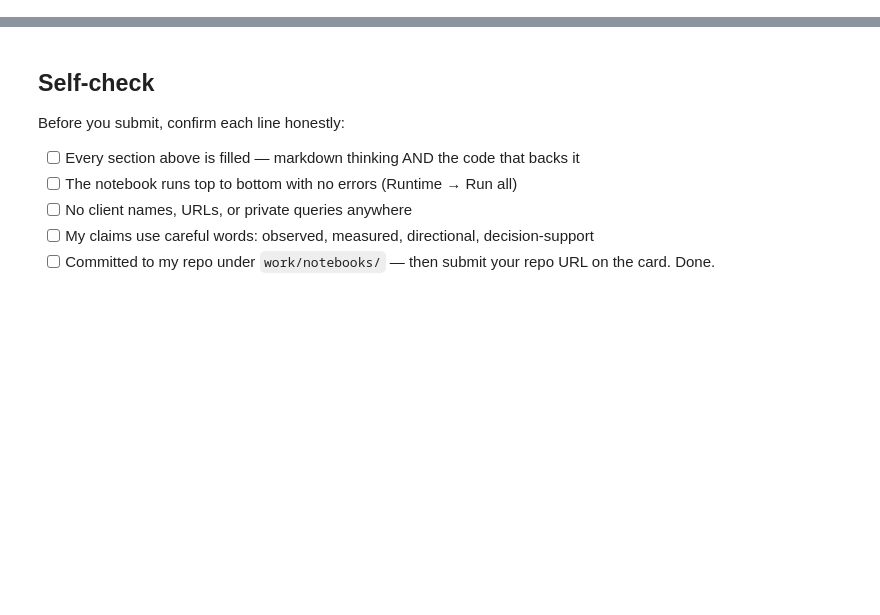
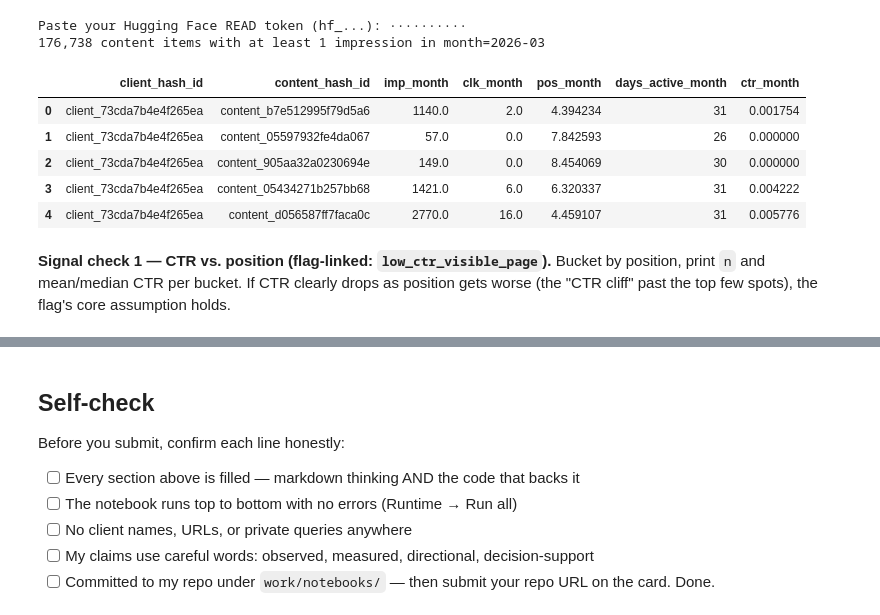
Before and after one commit to Mehroz485/ML-01, a Jupyter notebook: work/notebooks/w04_baseline_score.ipynb, the cells around one changed output, grey strips where cells are left out. Drawn from its saved outputs; the diff is of its cells as text; code cells hidden in the pictures; blank space fills up the shorter version.

```diff
--- a/work/notebooks/w04_baseline_score.ipynb
+++ b/work/notebooks/w04_baseline_score.ipynb
@@ -22,0 +31,48 @@ This skeleton is yours to fill. Work the sections **in order** — each one has
+# %%
+# --- One-time setup (same pattern as w03) ---
+%pip -q install duckdb huggingface_hub pandas numpy
+
+import os, getpass
+import duckdb
+import numpy as np
+import pandas as pd
+
+HF_TOKEN = os.environ.get('HF_TOKEN') or getpass.getpass('Paste your Hugging Face READ token (hf_...): ')
+
+con = duckdb.connect()
+con.execute(f"CREATE OR REPLACE SECRET hf (TYPE huggingface, TOKEN '{HF_TOKEN}')")
+
+REL = 'hf://datasets/FlyRank/internship-warehouse'
+MONTH = '2026-03'  # mid-panel month, same as w03 -- never the _sample month
+FACT_MONTH = f"read_parquet('{REL}/fact_content_daily_performance/month={MONTH}/*.parquet')"
+
+# One trailing-month snapshot per content item -- same idea as the starter CSV's trailing-90d
+# columns, just from the warehouse. No split window needed: this is a "what do we do today"
+# baseline, not a future-outcome label, so there's no forward window to leak from.
+month_agg = con.sql(f"""
+    SELECT client_hash_id, content_hash_id,
+           SUM(gsc_impressions)                                          AS imp_month,
+           SUM(gsc_clicks)                                               AS clk_month,
+           AVG(CASE WHEN gsc_avg_position > 0 THEN gsc_avg_position END) AS pos_month,
+           COUNT(DISTINCT CASE WHEN gsc_impressions > 0 THEN report_date END) AS days_active_month
+    FROM {FACT_MONTH}
+    GROUP BY 1, 2
+    HAVING SUM(gsc_impressions) > 0
+""").df()
+
+month_agg['ctr_month'] = month_agg['clk_month'] / month_agg['imp_month']
+print(f"{len(month_agg):,} content items with at least 1 impression in month={MONTH}")
+month_agg.head()
+# %% [output]
+Paste your Hugging Face READ token (hf_...): ··········
+176,738 content items with at least 1 impression in month=2026-03
+|  | client_hash_id | content_hash_id | imp_month | clk_month | pos_month | days_active_month | ctr_month |
+| 0 | client_73cda7b4e4f265ea | content_b7e512995f79d5a6 | 1140.0 | 2.0 | 4.394234 | 31 | 0.001754 |
+| 1 | client_73cda7b4e4f265ea | content_05597932fe4da067 | 57.0 | 0.0 | 7.842593 | 26 | 0.000000 |
+| 2 | client_73cda7b4e4f265ea | content_905aa32a0230694e | 149.0 | 0.0 | 8.454069 | 30 | 0.000000 |
+| 3 | client_73cda7b4e4f265ea | content_05434271b257bb68 | 1421.0 | 6.0 | 6.320337 | 31 | 0.004222 |
+| 4 | client_73cda7b4e4f265ea | content_d056587ff7faca0c | 2770.0 | 16.0 | 4.459107 | 31 | 0.005776 |
+# %% [markdown]
+**Signal check 1 — CTR vs. position (flag-linked: `low_ctr_visible_page`).**
+Bucket by position, print `n` and mean/median CTR per bucket. If CTR clearly drops as position
+gets worse (the "CTR cliff" past the top few spots), the flag's core assumption holds.
```
Also changed, not shown: parts of 18 cells of this notebook.
